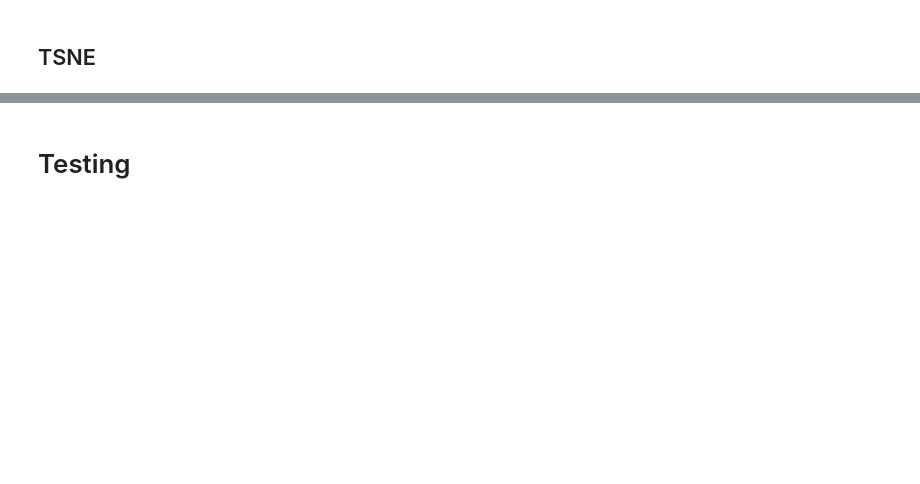
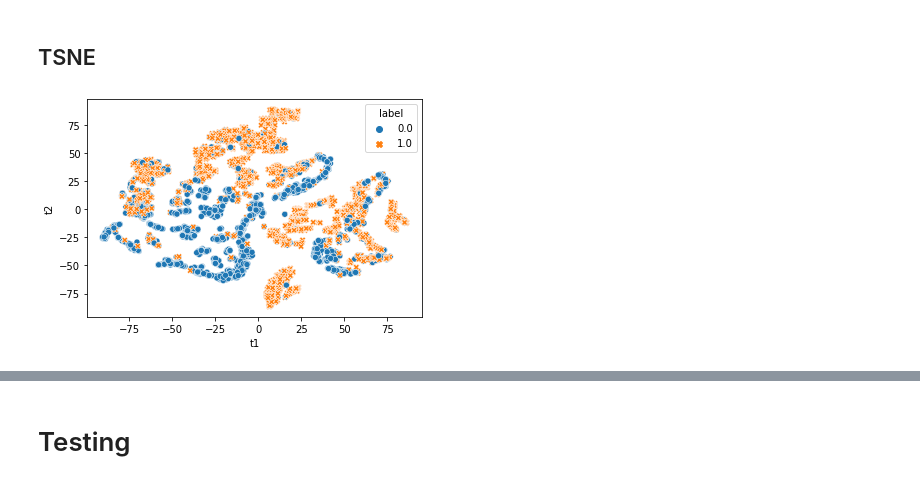
Before and after one commit to RayanAAY-ops/RE-Jodie-Recommander-System, a Jupyter notebook: main.ipynb, the cells around one changed output, grey strips where cells are left out. Saved outputs shown, nothing was run; the diff lists cells and outputs as text; code cells hidden in the pictures; blank space fills up the shorter version.

```diff
--- a/main.ipynb
+++ b/main.ipynb
@@ -70 +91,3 @@ Number of interaction = 411749
 T-Batch ends !
+# %%
+t_batch_train, test, train_interactions, test_interactions = t_batch_train_test(data,t_batches,51500)
@@ -80,4 +106,2 @@ Using device: cpu
 # %% [markdown]
 ##### Initialize the model
-# %%
-t_batch_train, test, train_interactions, test_interactions = t_batch_train_test(data, 1000)
@@ -114,8 +228,8 @@ Initialisation of MLP... Done !
 # %%
-n_epochs = 1
+n_epochs = 5
 lambda_u = 1
 lambda_i = 1
-learning_rate=1e-4
+learning_rate=1e-3
 optimizer = torch.optim.Adam(model.parameters(),lr=learning_rate,weight_decay=1e-5)
 
 model_,U,I = train_rodie(t_batch_train,
@@ -148,0 +315,4 @@ tsne_embedding_items = plot_tsne(data,embedding,interactions,"item_id")
+# %%
+tsne_embedding_users = plot_tsne(data,U,train_interactions,"user_id")
+# %% [output]
+[figure, added]
```
Also changed, not shown: parts of 13 cells of this notebook, 1 other file.
